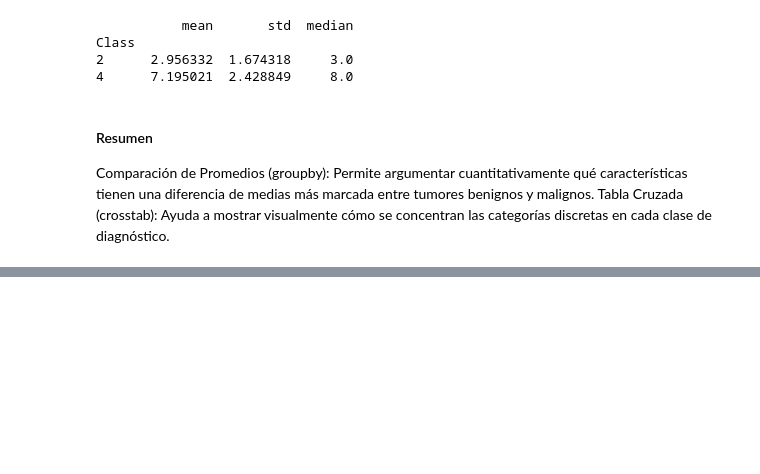
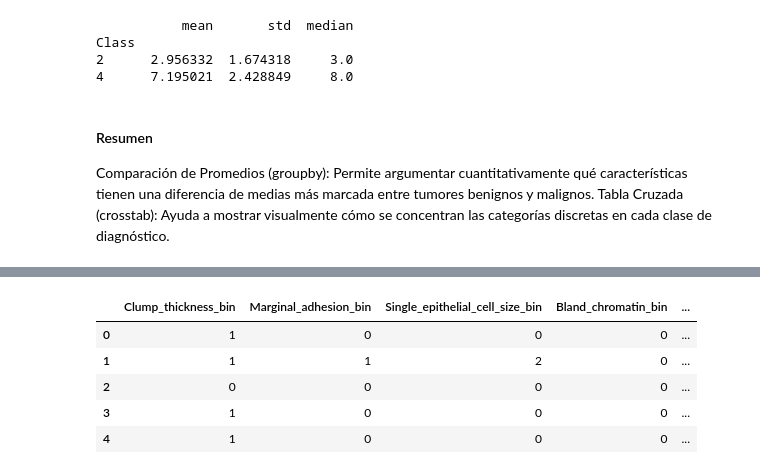
Before and after one commit to mdc-feature-engineering/wisconsin-cancer-analysis, a Jupyter notebook: notebooks/03.initial_analysis.ipynb, the cells around one changed output, grey strips where cells are left out. Saved outputs shown, nothing was run; the diff lists cells and outputs as text; code cells hidden in the pictures; blank space fills up the shorter version.

Commit message:
actualización notebok (3er metodo representacion de datos)

```diff
--- a/notebooks/03.initial_analysis.ipynb
+++ b/notebooks/03.initial_analysis.ipynb
@@ -250,0 +275,79 @@ Tabla Cruzada (crosstab): Ayuda a mostrar visualmente cómo se concentran las ca
+# %%
+import os
+import numpy as np
+import pandas as pd
+
+# ==============================================================================
+# 1. CARGA DEL DATASET LIMPIO
+# ==============================================================================
+# Leemos el archivo limpio con imputación previa y sin identificadores
+df_base = pd.read_csv('../data/breast_cancer_limpio.csv')
+
+# ==============================================================================
+# 2. INGENIERÍA DE CARACTERÍSTICAS: ÍNDICE DE ATIPIA CELULAR
+# ==============================================================================
+# Definimos las 3 variables con comportamiento idéntico y alta correlación
+cols_atipia = [
+    'Uniformity_of_cell_size',
+    'Uniformity_of_cell_shape',
+    'Bare_nuclei',
+]
+
+# Calculamos el promedio fila por fila (axis=1) para fusionarlas en una sola medida
+df_base['Indice_Atipia_Celular'] = df_base[cols_atipia].mean(axis=1)
+
+# Variables restantes independientes que conservaremos en el modelo
+cols_restantes = [
+    'Clump_thickness',
+    'Marginal_adhesion',
+    'Single_epithelial_cell_size',
+    'Bland_chromatin',
+    'Normal_nucleoli',
+    'Mitoses',
+]
+
+# Lista consolidada de las 7 variables a discretizar
+features_a_discretizar = cols_restantes + ['Indice_Atipia_Celular']
+
+# ==============================================================================
+# 3. DISCRETIZACIÓN POR RANGOS CLÍNICOS (BINNING A 3 NIVELES)
+# ==============================================================================
+# Puntos de corte para escalas del 1 al 10 (y promedios continuos):
+# (0, 3]  -> 0 (Bajo / Normal)
+# (3, 6]  -> 1 (Moderado)
+# (6, 10] -> 2 (Alto / Atípico)
+bins = [0, 3, 6, 10]
+labels = [0, 1, 2]
+
+df_discretizado = pd.DataFrame()
+
+# Discretizamos cada una de las 7 variables
+for col in features_a_discretizar:
+  df_discretizado[f'{col}_bin'] = pd.cut(
+      df_base[col], bins=bins, labels=labels
+  ).astype('int64')
+
+# Renombramos la variable compuesta para que quede con un nombre limpio
+df_discretizado.rename(
+    columns={'Indice_Atipia_Celular_bin': 'Atipia_Celular_bin'}, inplace=True
+)
+
+# Agregamos la variable objetivo (Class: 0 = Benigno, 1 = Maligno)
+df_discretizado['Class'] = df_base['Class'].astype('int64').values
+
+# ==============================================================================
+# 4. EXPORTAR EL CONJUNTO DE DATOS LISTO PARA EL ÁRBOL
+# ==============================================================================
+os.makedirs('../data', exist_ok=True)
+ruta_guardado = '../data/representacion_2_binning_agrupado.csv'
+df_discretizado.to_csv(ruta_guardado, index=False)
+
+print('--- DISCRETIZACIÓN COMPLETADA DESDE CERO ---')
+print(
+    f'Dimensiones finales: {df_discretizado.shape[0]} filas x'
+    f' {df_discretizado.shape[1]} columnas'
+)
+print('Variables de entrada (7 características + 1 clase objetivo):')
+print(list(df_discretizado.columns))
+display(df_discretizado.head())
+# %% [output]
@@ -250,0 +358,6 @@ Tabla Cruzada (crosstab): Ayuda a mostrar visualmente cómo se concentran las ca
+|  | Clump_thickness_bin | Marginal_adhesion_bin | Single_epithelial_cell_size_bin | Bland_chromatin_bin | ... |
+| 0 | 1 | 0 | 0 | 0 | ... |
+| 1 | 1 | 1 | 2 | 0 | ... |
+| 2 | 0 | 0 | 0 | 0 | ... |
+| 3 | 1 | 0 | 0 | 0 | ... |
+| 4 | 1 | 0 | 0 | 0 | ... |
```
Also changed, not shown: parts of 4 cells of this notebook, 3 other files.
